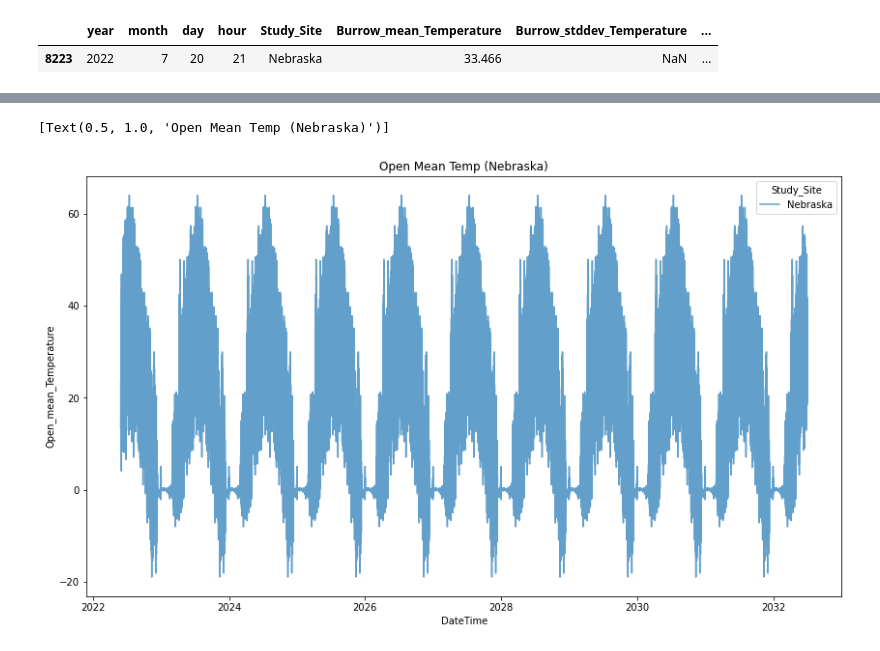
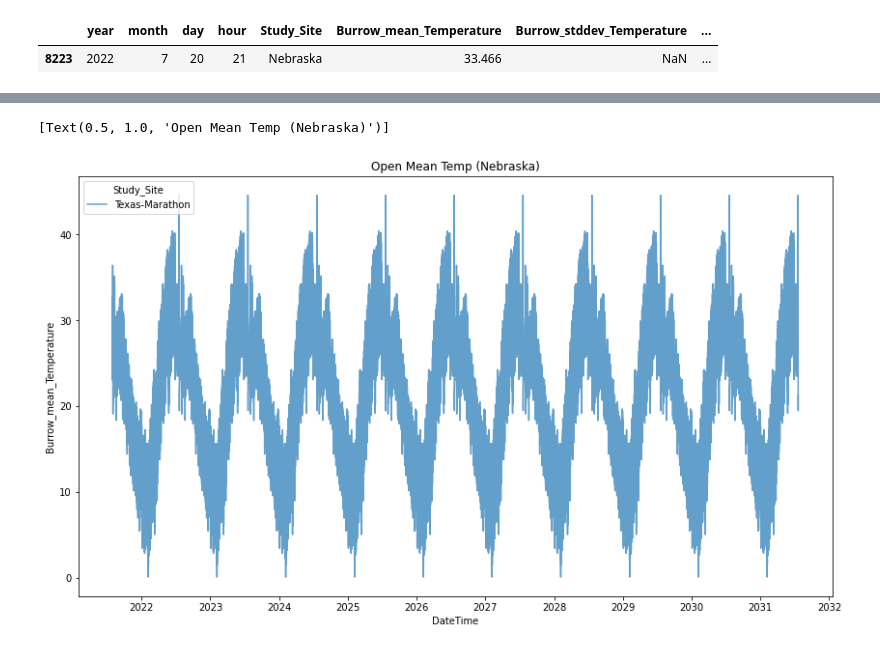
Before and after one commit to michaelremington2/therma_sim, a Jupyter notebook: src/therma_sim/get_data.ipynb, the cells around one changed output, grey strips where cells are left out. Drawn from its saved outputs; the diff is of its cells as text; code cells hidden in the pictures.

```diff
--- a/src/therma_sim/get_data.ipynb
+++ b/src/therma_sim/get_data.ipynb
@@ -293,3 +300,39 @@ nan_microhabitat_rows.head()
 # %% [output]
 |  | year | month | day | hour | Study_Site | Burrow_mean_Temperature | Burrow_stddev_Temperature | ... |
 | 8223 | 2022 | 7 | 20 | 21 | Nebraska | 33.466 | NaN | ... |
+# %%
+from scipy.interpolate import Akima1DInterpolator
+# Drop NaN rows and set Date as index
+resampled_therma_df = otm_data.set_index("DateTime")
+
+# Resample to 60-minute intervals grouped by Study_Site
+resampled_therma_df = resampled_therma_df.groupby("Study_Site").resample("60T").mean()
+
+# Reset index to restore Date column
+resampled_therma_df = resampled_therma_df.reset_index()
+
+columns_to_interpolate = ["Burrow_mean_Temperature", "Burrow_stddev_Temperature", "Open_mean_Temperature", "Open_stddev_Temperature"]
+
+# Function to apply Akima interpolation for each Study_Site group
+def akima_interpolate_group(group, column_name):
+    non_nan_values = group.dropna(subset=[column_name])
+
+    if len(non_nan_values) > 1:
+        interpolator = Akima1DInterpolator(non_nan_values.index.astype(int), non_nan_values[column_name])
+        group[column_name] = group[column_name].fillna(pd.Series(interpolator(group.index.astype(int)), index=group.index))
+
+    return group
+columns_to_interpolate = ["Burrow_mean_Temperature", "Burrow_stddev_Temperature", "Open_mean_Temperature", "Open_stddev_Temperature"]
+# Apply Akima interpolation only to numeric columns
+for col in columns_to_interpolate:
+    resampled_therma_df = resampled_therma_df.groupby("Study_Site", group_keys=False).apply(lambda g: akima_interpolate_group(g, col))
+
+# Forward-fill Study_Site column
+resampled_therma_df["Study_Site"] = resampled_therma_df["Study_Site"].ffill()
+
+
+resampled_therma_df["DateTime"] = pd.to_datetime(resampled_therma_df["DateTime"])
+resampled_therma_df["year"] = resampled_therma_df["DateTime"].dt.year
+resampled_therma_df["month"] = resampled_therma_df["DateTime"].dt.month
+resampled_therma_df["day"] = resampled_therma_df["DateTime"].dt.day
+resampled_therma_df["hour"] = resampled_therma_df["DateTime"].dt.hour
@@ -302,7 +365,7 @@ appended_data = pd.DataFrame()
 
 for i in range(num_years):
     # Create a copy of the dataset
-    temp_df = otm_data.copy()
+    temp_df = resampled_therma_df.copy()
 
     # Update the year
     temp_df['year'] += i  # Increment year by the iteration number
@@ -327,13 +390,13 @@ appended_data = appended_data.drop_duplicates(subset=['year', 'month', 'day', 'h
 appended_data = appended_data.reset_index(drop=True)
 # %%
 plt.figure(figsize=(14, 8))
-sns.lineplot(data=appended_data[appended_data['Study_Site'] == 'Nebraska'],
+sns.lineplot(data=appended_data[appended_data['Study_Site'] == 'Texas-Marathon'],
              x='DateTime',
-             y='Open_mean_Temperature',
+             y='Burrow_mean_Temperature',
              hue='Study_Site', alpha=0.7).set(title='Open Mean Temp (Nebraska)')
 # %% [output]
 [Text(0.5, 1.0, 'Open Mean Temp (Nebraska)')]
-[figure, old version]
+[figure, new version]
 # %%
 # Make Experimental Groups
 appended_data[f'open_plus_1'] = appended_data['Open_mean_Temperature'] + 1
```
Also changed, not shown: parts of 7 cells of this notebook, 4 other files.
